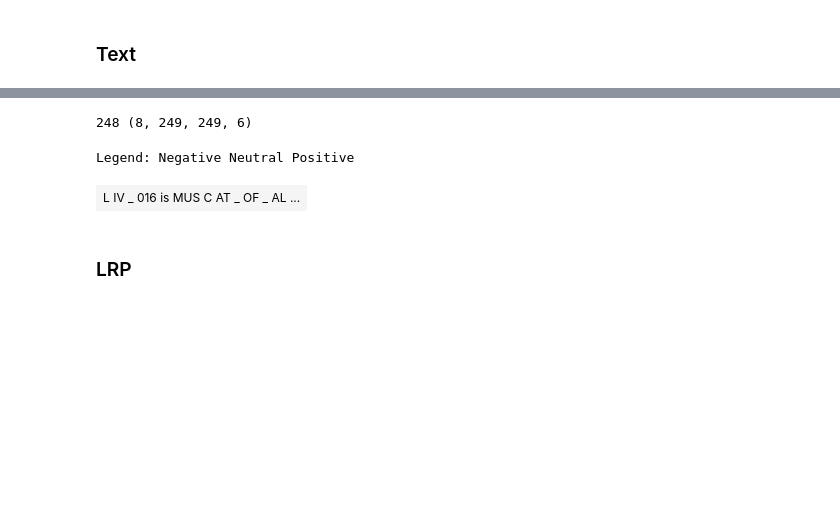
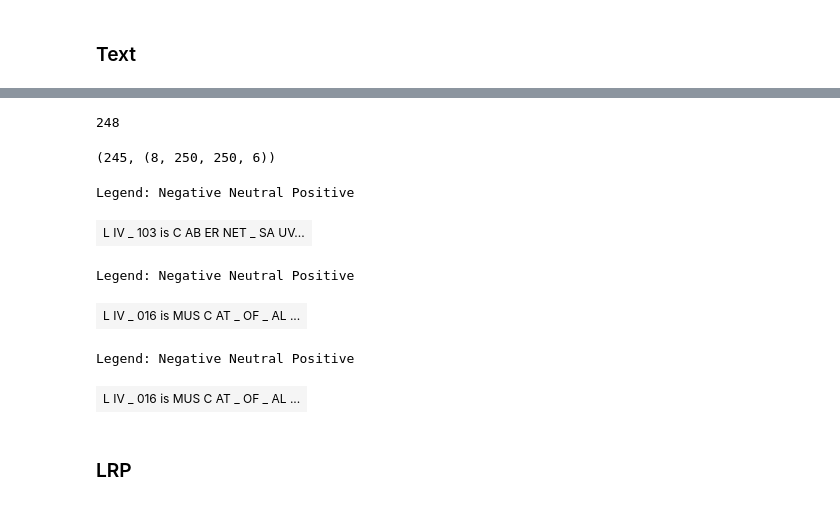
Before and after one commit to plant-ai-biophysics-lab/CMAViT, a Jupyter notebook: inference/XAI.ipynb, the cells around one changed output, grey strips where cells are left out. Saved outputs shown, nothing was run; the diff lists cells and outputs as text; code cells hidden in the pictures; blank space fills up the shorter version.

```diff
--- a/inference/XAI.ipynb
+++ b/inference/XAI.ipynb
@@ -130,0 +540,6 @@ class TextAttenVis(nn.Module):
+# %%
+root_dir = '/data2/hkaman/Projects/ViT/EXPs/July/attnscores'
+
+results = process_arrays(root_dir, block_sizes)
+for range_key, mean_array in results.items():
+    print(f"Mean for {range_key}: {mean_array.shape}")
@@ -131,9 +584,24 @@ class TextAttenVis(nn.Module):
 # %%
-text_attns = np.load('/home/hkaman/Documents/multimodel-transformers-vye/attn_scores.npy', allow_pickle=True).item()
-idx = 10
-print(len(text_attns[idx]['tokens']), text_attns[idx]['text_array'].shape)
+arr = np.load('/home/hkaman/Documents/multimodel-transformers-vye/Junky/attn_scores.npy', allow_pickle=True).item()
+arr[10]['tokens']
-# %% [output]
-248 (8, 249, 249, 6)
+# %%
+len(arr[10]['tokens'])
+# %% [output]
+248
+# %%
+len(arr[17]['tokens']), results[382017].shape
+# %% [output]
+(245, (8, 250, 250, 6))
+# %%
+_ = TextAttenVis(arr[17]['tokens'], results[1032019], layer = -1, head= -1).plot()
+# %% [output]
+Legend: Negative Neutral Positive
+| L IV _ 103 is C AB ER NET _ SA UV... |
+# %%
+_ = TextAttenVis(arr[10]['tokens'], results[162018], layer = -1, head= -1).plot()
+# %% [output]
+Legend: Negative Neutral Positive
+| L IV _ 016 is MUS C AT _ OF _ AL ... |
 # %%
 _ = TextAttenVis(text_attns[10]['tokens'], text_attns[10]['text_array'], layer = -1, head= -1).plot()
 # %% [output]
```
Also changed, not shown: parts of 10 cells of this notebook, 12 other files.
